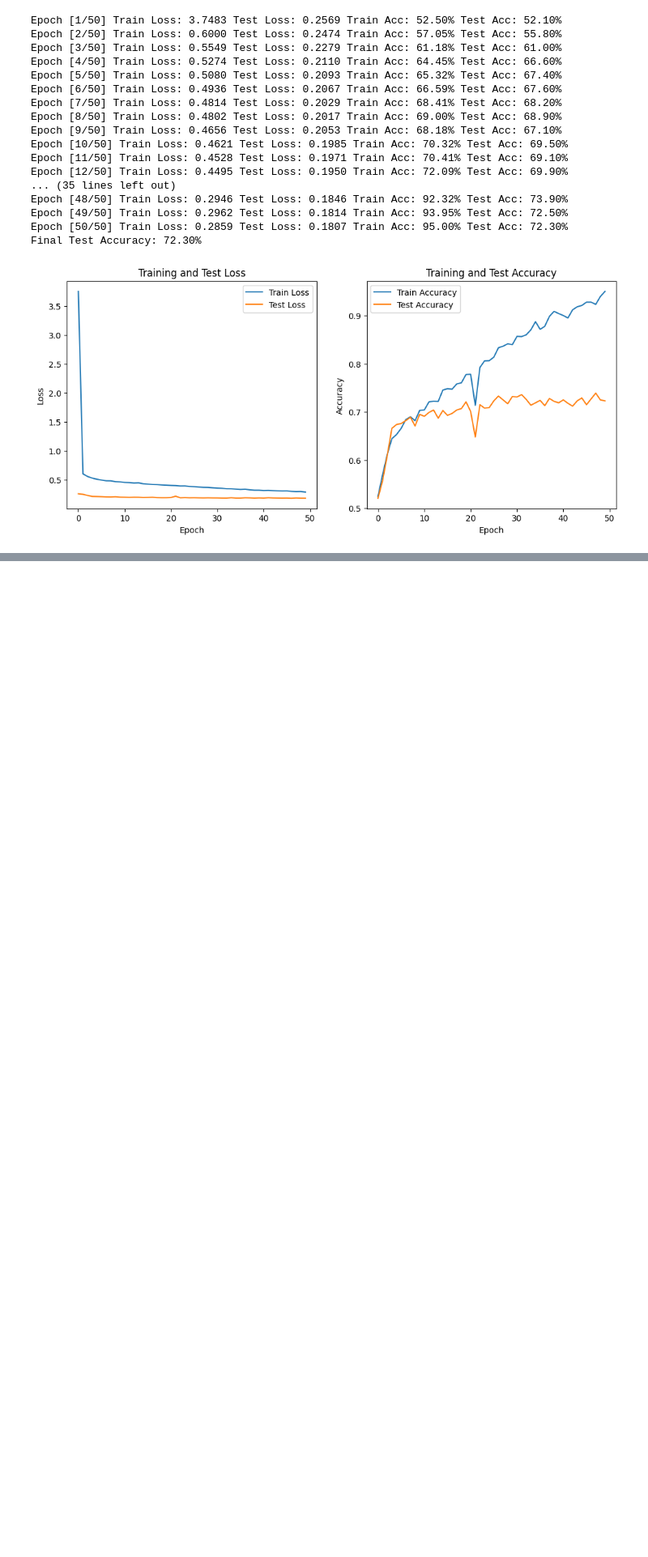
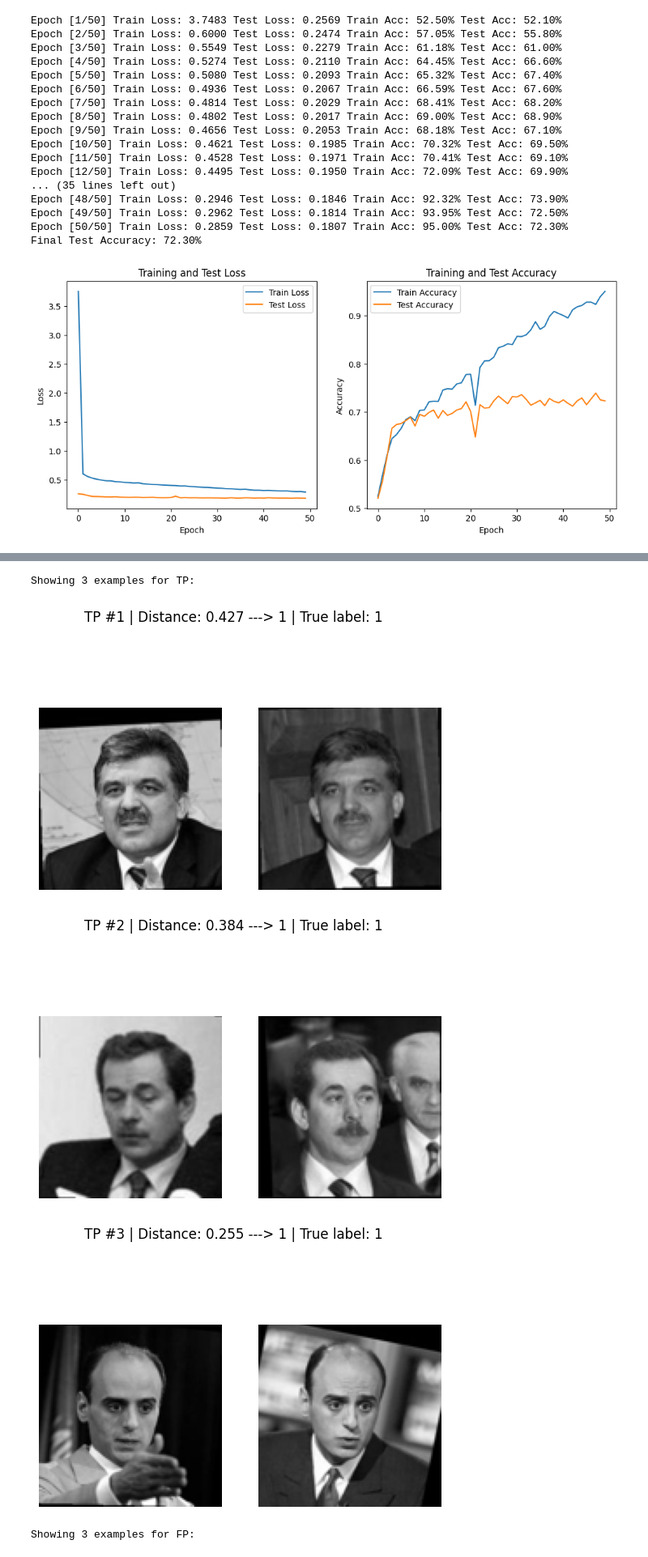
Before and after one commit to KathyAgafonov/DL2, a Jupyter notebook: DL2.ipynb, the cells around one changed output, grey strips where cells are left out. Shown at 81% size. Saved outputs shown, nothing was run; the diff lists cells and outputs as text; code cells hidden in the pictures; blank space fills up the shorter version.

```diff
--- a/DL2.ipynb
+++ b/DL2.ipynb
@@ -134,7 +135,7 @@ def load_lfw_pairs_file(file_path, path_dict):
 # Fetch the dataset (ensure images are downloaded)
 lfw = fetch_lfw_people(download_if_missing=True, color=False, funneled=True)
 
-lfw_path = "lfwa/lfw2/lfw2"
+lfw_path = "lfw2"
 
 # Build image index
 image_paths = build_image_index(lfw_path)
@@ -1950,40 +1943,0 @@ Show One Example Per Category (TP/FP/TN/FN)
-# %%
-def show_examples_per_category(model, dataset, device, threshold=0.5):
-    model.eval()
-    categories = {'TP': None, 'FP': None, 'TN': None, 'FN': None}
-
-    with torch.no_grad():
-        for i in range(len(dataset)):
-            img1, img2, _, _, label = dataset[i]
-
-            input1 = img1.unsqueeze(0).to(device)
-            input2 = img2.unsqueeze(0).to(device)
-            label = label.to(device)
-
-            out1, out2 = model(input1, input2)
-            distance = torch.nn.functional.pairwise_distance(out1, out2)
-            prediction = (distance < threshold).float()
-
-            # Determine category
-            if label == 1 and prediction == 1 and categories['TP'] is None:
-                categories['TP'] = (img1, img2, distance.item(), label.item())
-            elif label == 0 and prediction == 1 and categories['FP'] is None:
-                categories['FP'] = (img1, img2, distance.item(), label.item())
-            elif label == 0 and prediction == 0 and categories['TN'] is None:
-                categories['TN'] = (img1, img2, distance.item(), label.item())
-            elif label == 1 and prediction == 0 and categories['FN'] is None:
-                categories['FN'] = (img1, img2, distance.item(), label.item())
-
-            # Stop if all categories are found
-            if all(v is not None for v in categories.values()):
-                break
-
-    # Display results
-    for category, (img1, img2, distance, label) in categories.items():
-        fig, axes = plt.subplots(1, 2)
-        axes[0].imshow(img1.squeeze(), cmap='gray')
-        axes[0].axis('off')
-        axes[1].imshow(img2.squeeze(), cmap='gray')
-        axes[1].axis('off')
-        plt.suptitle(f"{category} | Distance: {distance:.3f} ---> {'1' if distance < threshold else '0'} | True label: {int(label)}")
-        plt.show()
@@ -1991,0 +1997,8 @@ show_examples_per_category(model, test_dataset, device)
+# %%
+show_examples_per_category(model, test_dataset, device, threshold=0.5, max_per_category=3)
+# %% [output]
+Showing 3 examples for TP:
+[figure, added]
+[figure, added]
+[figure, added]
+Showing 3 examples for FP:
```
Also changed, not shown: parts of 12 cells of this notebook.
